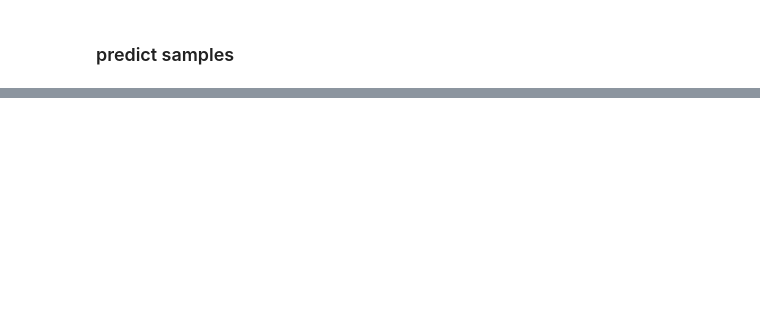
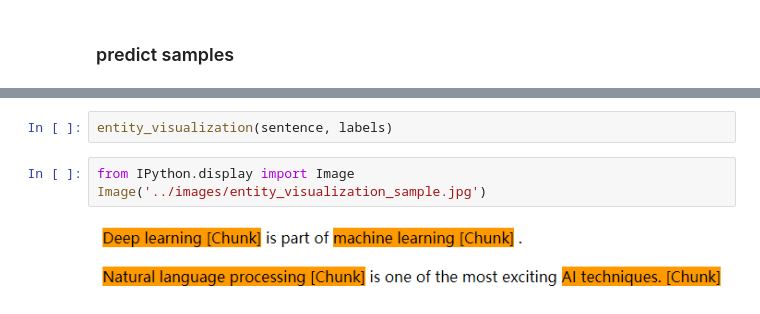
Before and after one commit to stevewyl/nlp_toolkit, a Jupyter notebook: examples/chunking.ipynb, the cells around one changed output, grey strips where cells are left out. Saved outputs shown, nothing was run; the diff lists cells and outputs as text; blank space fills up the shorter version.

```diff
--- a/examples/chunking.ipynb
+++ b/examples/chunking.ipynb
@@ -138,0 +235,7 @@ print([(x, y) for x, y in zip(dataset.texts[0].split(' '), y_pred_true[0])])
+# %%
+entity_visualization(sentence, labels)
+# %%
+from IPython.display import Image
+Image('../images/entity_visualization_sample.jpg')
+# %% [output]
+[figure, added]
```
Also changed, not shown: parts of 13 cells of this notebook, 9 other files.
